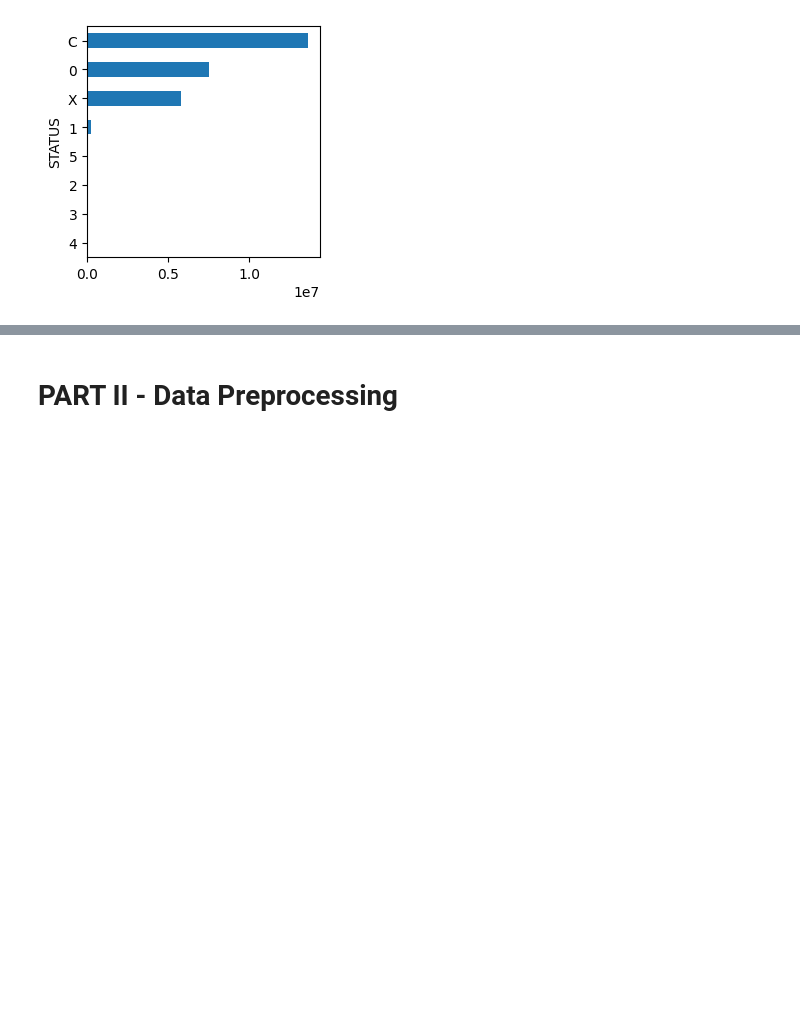
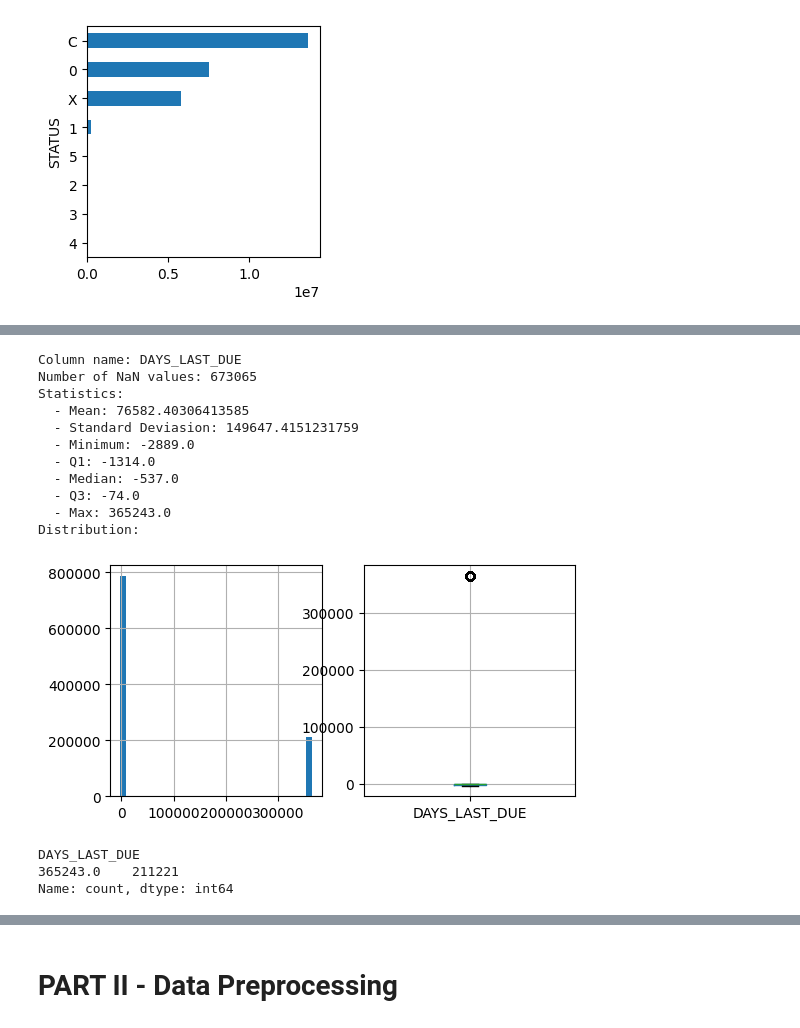
Before and after one commit to KunutBoon/interview-assignment, a Jupyter notebook: notebook/credit_default_risk.ipynb, the cells around one changed output, grey strips where cells are left out. Drawn from its saved outputs; the diff is of its cells as text; code cells hidden in the pictures; blank space fills up the shorter version.

```diff
--- a/notebook/credit_default_risk.ipynb
+++ b/notebook/credit_default_risk.ipynb
@@ -695,0 +773,21 @@ Number of missing records when join: 18067
+# %%
+explore_numeric_column(df_previous_application, col_name='DAYS_LAST_DUE', list_col_name_numeric=['DAYS_LAST_DUE'])
+# %% [output]
+Column name: DAYS_LAST_DUE
+Number of NaN values: 673065
+Statistics:
+  - Mean: 76582.40306413585
+  - Standard Deviasion: 149647.4151231759
+  - Minimum: -2889.0
+  - Q1: -1314.0
+  - Median: -537.0
+  - Q3: -74.0
+  - Max: 365243.0
+Distribution:
+[figure, added]
+# %%
+df_previous_application.loc[df_previous_application['DAYS_LAST_DUE'] > 0, 'DAYS_LAST_DUE'].value_counts()
+# %% [output]
+DAYS_LAST_DUE
+365243.0    211221
+Name: count, dtype: int64
```
Also changed, not shown: parts of 26 cells of this notebook.
